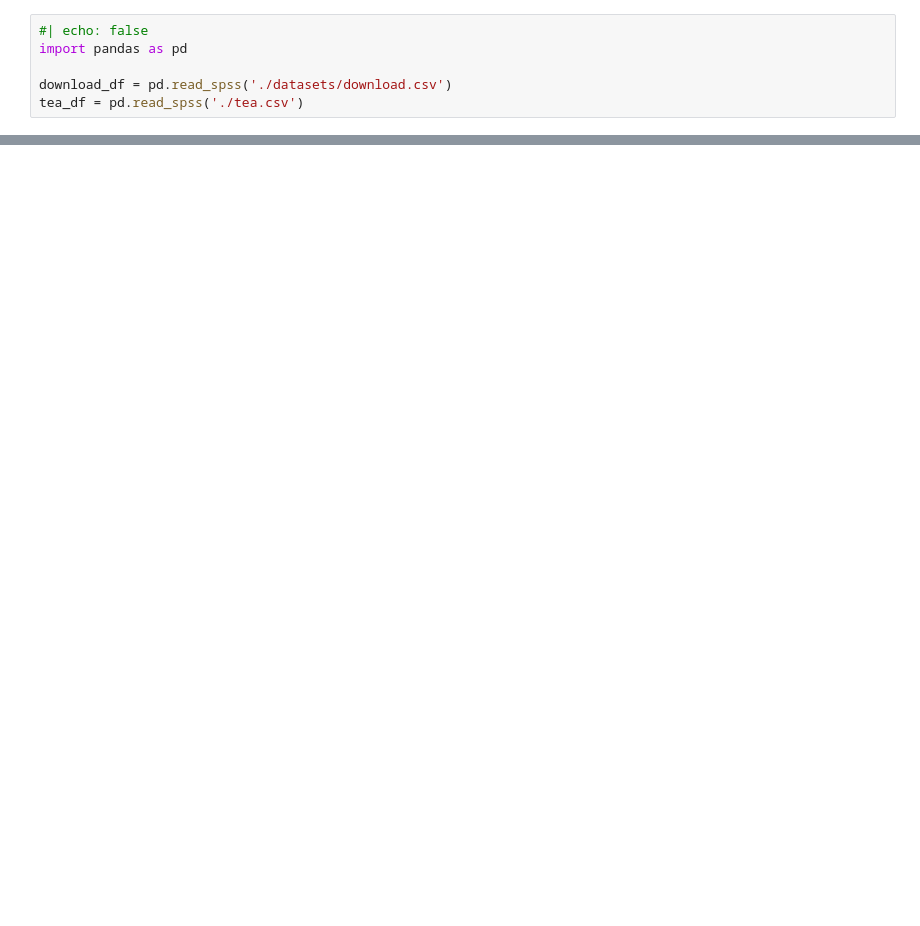
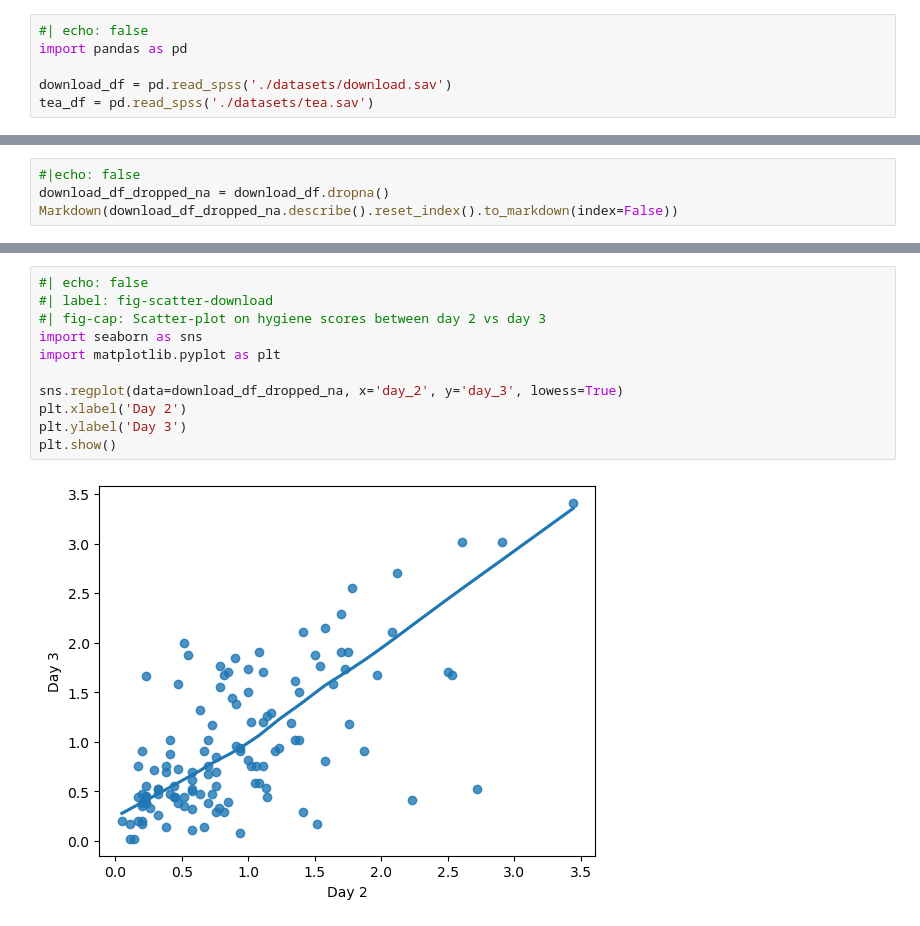
Before and after one commit to AliceAmamiya/educ8009, a Jupyter notebook: session13-14/assignment.ipynb, the cells around one changed output, grey strips where cells are left out. Cells and saved outputs as stored; diff of their text form; blank space fills up the shorter version.

```diff
--- a/session13-14/assignment.ipynb
+++ b/session13-14/assignment.ipynb
@@ -42,5 +41,5 @@ In Laboratory 5 we analyzed tea.sav, which contains cognitive function scores of
 #| echo: false
 import pandas as pd
 
-download_df = pd.read_spss('./datasets/download.csv')
-tea_df = pd.read_spss('./tea.csv')
+download_df = pd.read_spss('./datasets/download.sav')
+tea_df = pd.read_spss('./datasets/tea.sav')
@@ -57,0 +141,4 @@ download_df.describe()
+# %%
+#|echo: false
+download_df_dropped_na = download_df.dropna()
+Markdown(download_df_dropped_na.describe().reset_index().to_markdown(index=False))
@@ -57,0 +169,13 @@ download_df.describe()
+# %%
+#| echo: false
+#| label: fig-scatter-download
+#| fig-cap: Scatter-plot on hygiene scores between day 2 vs day 3
+import seaborn as sns
+import matplotlib.pyplot as plt
+
+sns.regplot(data=download_df_dropped_na, x='day_2', y='day_3', lowess=True)
+plt.xlabel('Day 2')
+plt.ylabel('Day 3')
+plt.show()
+# %% [output]
+[figure, added]
```
Also changed, not shown: parts of 21 cells of this notebook, 23 other files.
